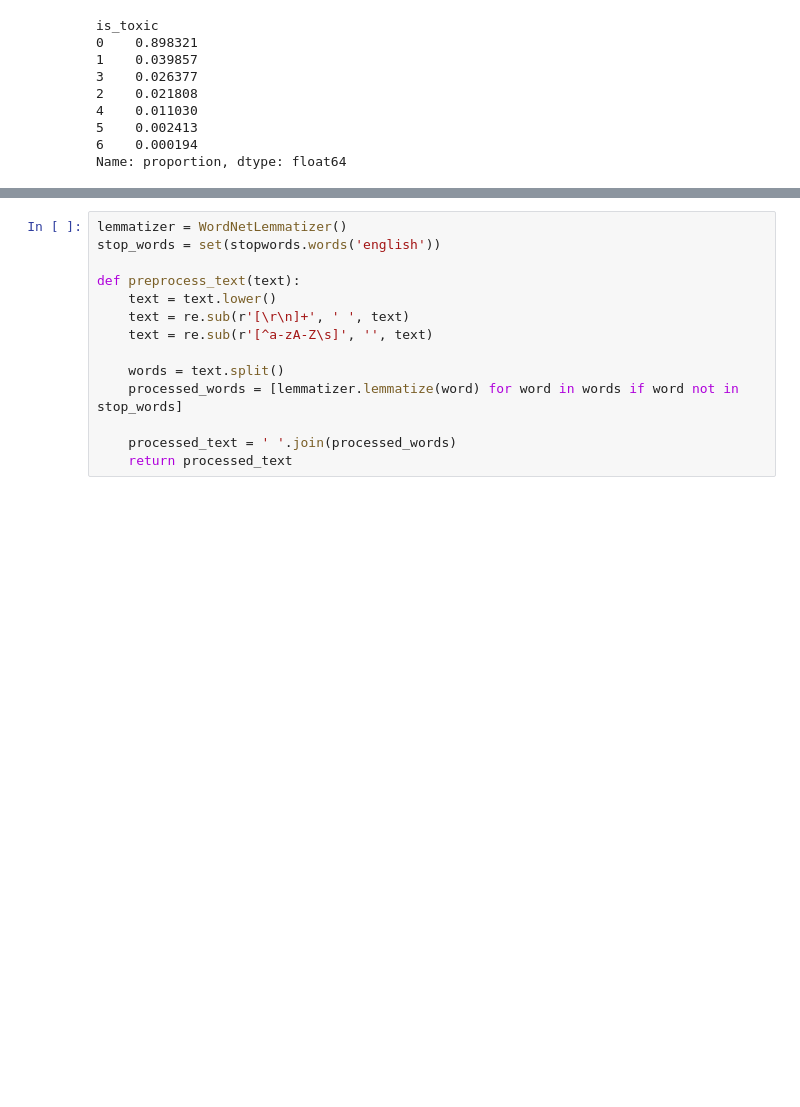
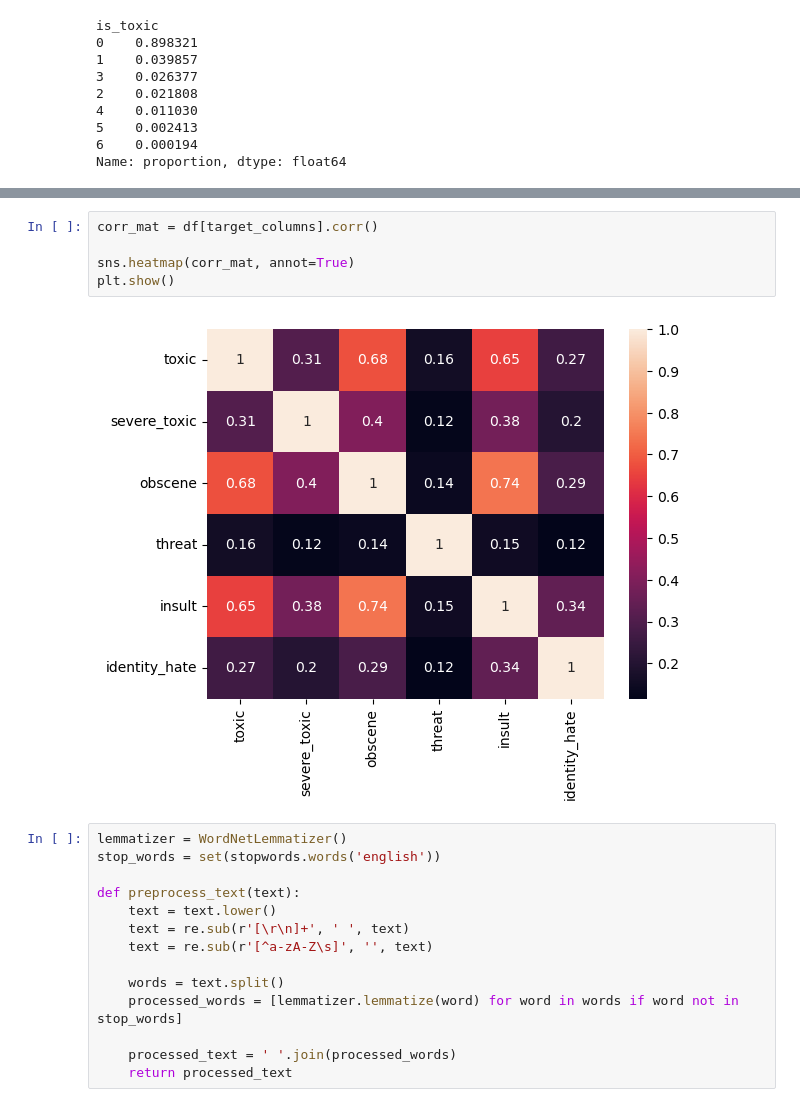
Before and after one commit to dnsshplk/Comment-SentAn, a Jupyter notebook: EDA.ipynb, the cells around one changed output, grey strips where cells are left out. Cells and saved outputs as stored; diff of their text form; blank space fills up the shorter version.

```diff
--- a/EDA.ipynb
+++ b/EDA.ipynb
@@ -142,3 +143,10 @@ plt.show()
+# %%
+corr_mat = df[target_columns].corr()
+
+sns.heatmap(corr_mat, annot=True)
+plt.show()
+# %% [output]
+[figure, added]
 # %%
 lemmatizer = WordNetLemmatizer()
 stop_words = set(stopwords.words('english'))
```
Also changed, not shown: parts of 4 cells of this notebook.
